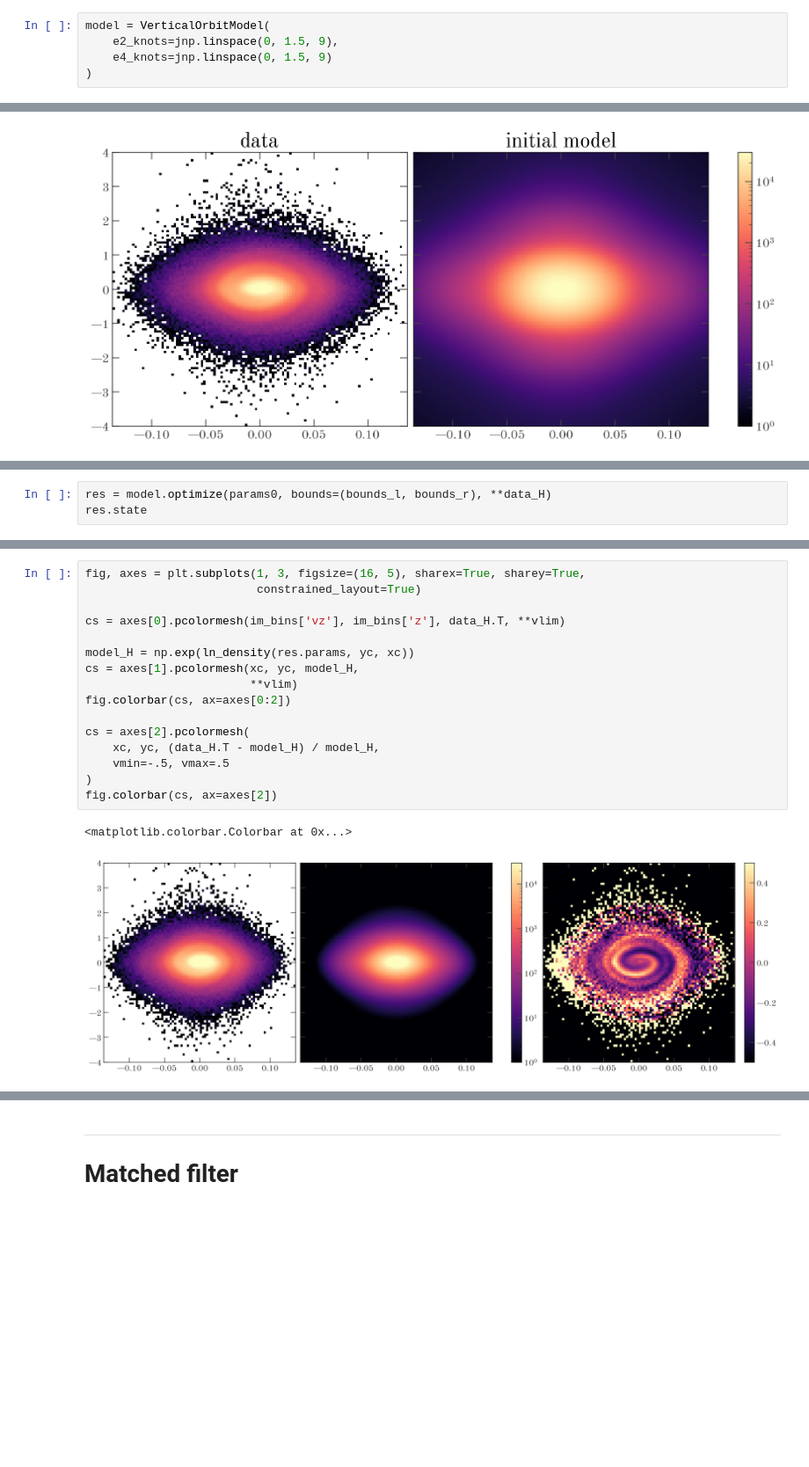
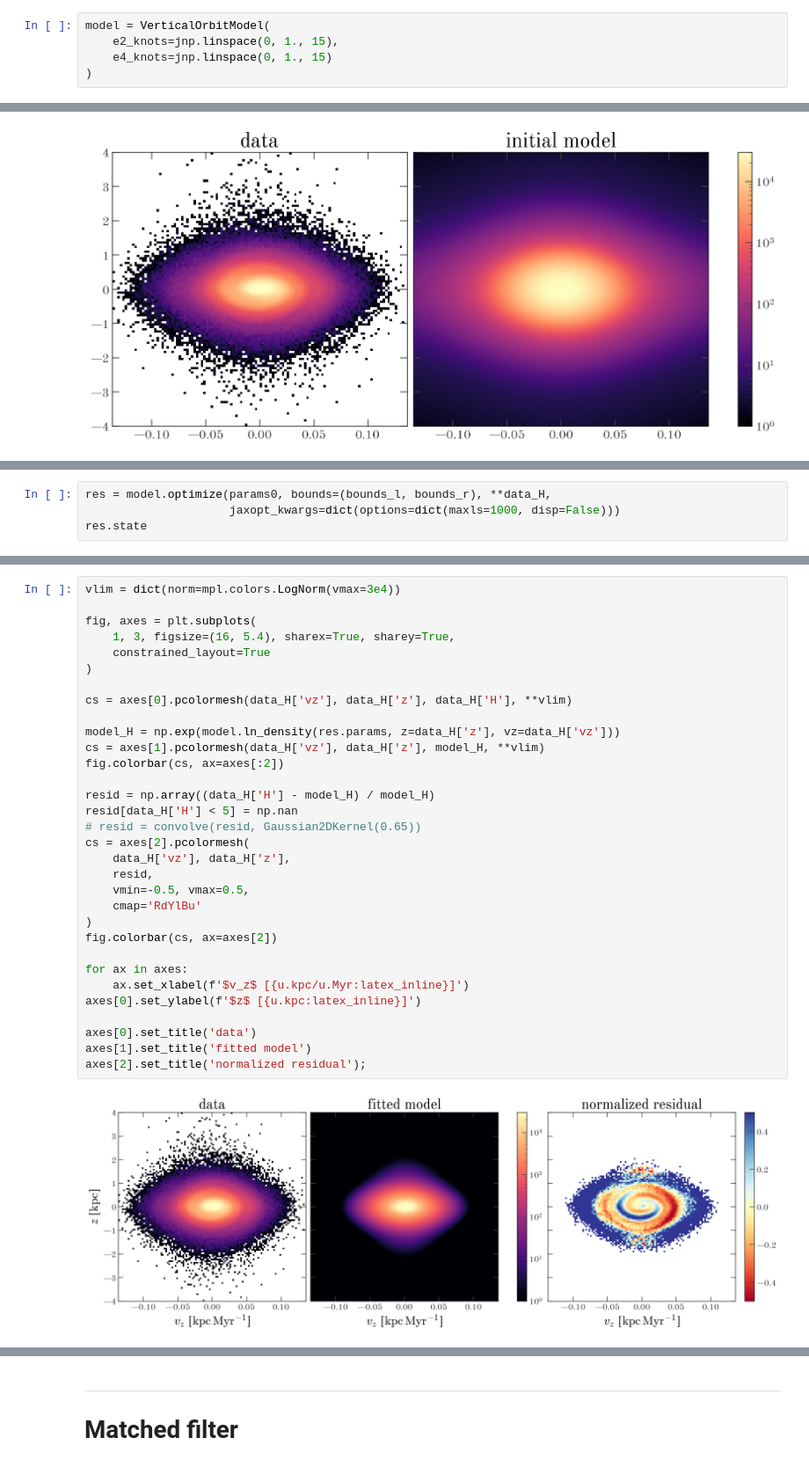
Before and after one commit to adrn/SnailTime, a Jupyter notebook: notebooks/Matched-filter.ipynb, the cells around one changed output, grey strips where cells are left out. Shown at 88% size. Drawn from its saved outputs; the diff is of its cells as text; blank space fills up the shorter version.

```diff
--- a/notebooks/Matched-filter.ipynb
+++ b/notebooks/Matched-filter.ipynb
@@ -23,8 +23,8 @@ from schnecke.model import VerticalOrbitModel
 from schnecke.data import get_data_im
 # %%
 model = VerticalOrbitModel(
-    e2_knots=jnp.linspace(0, 1.5, 9),
-    e4_knots=jnp.linspace(0, 1.5, 9)
+    e2_knots=jnp.linspace(0, 1., 15),
+    e4_knots=jnp.linspace(0, 1., 15)
 )
 # %%
 Omegaz0 = ((15*u.km/u.s) / (450*u.pc)).to_value(1/u.Myr)
@@ -88,4 +119,5 @@ axes[1].set_title('initial model');
 # %%
-res = model.optimize(params0, bounds=(bounds_l, bounds_r), **data_H)
+res = model.optimize(params0, bounds=(bounds_l, bounds_r), **data_H,
+                     jaxopt_kwargs=dict(options=dict(maxls=1000, disp=False)))
 res.state
 # %% [output]
@@ -447,19 +149,34 @@ res.params
 # %%
-fig, axes = plt.subplots(1, 3, figsize=(16, 5), sharex=True, sharey=True,
-                         constrained_layout=True)
+vlim = dict(norm=mpl.colors.LogNorm(vmax=3e4))
 
-cs = axes[0].pcolormesh(im_bins['vz'], im_bins['z'], data_H.T, **vlim)
+fig, axes = plt.subplots(
+    1, 3, figsize=(16, 5.4), sharex=True, sharey=True,
+    constrained_layout=True
+)
 
-model_H = np.exp(ln_density(res.params, yc, xc))
-cs = axes[1].pcolormesh(xc, yc, model_H,
-                        **vlim)
-fig.colorbar(cs, ax=axes[0:2])
+cs = axes[0].pcolormesh(data_H['vz'], data_H['z'], data_H['H'], **vlim)
 
+model_H = np.exp(model.ln_density(res.params, z=data_H['z'], vz=data_H['vz']))
+cs = axes[1].pcolormesh(data_H['vz'], data_H['z'], model_H, **vlim)
+fig.colorbar(cs, ax=axes[:2])
+
+resid = np.array((data_H['H'] - model_H) / model_H)
+resid[data_H['H'] < 5] = np.nan
+# resid = convolve(resid, Gaussian2DKernel(0.65))
 cs = axes[2].pcolormesh(
-    xc, yc, (data_H.T - model_H) / model_H,
-    vmin=-.5, vmax=.5
+    data_H['vz'], data_H['z'],
+    resid,
+    vmin=-0.5, vmax=0.5,
+    cmap='RdYlBu'
 )
 fig.colorbar(cs, ax=axes[2])
+
+for ax in axes:
+    ax.set_xlabel(f'$v_z$ [{u.kpc/u.Myr:latex_inline}]')
+axes[0].set_ylabel(f'$z$ [{u.kpc:latex_inline}]')
+
+axes[0].set_title('data')
+axes[1].set_title('fitted model')
+axes[2].set_title('normalized residual');
 # %% [output]
-<matplotlib.colorbar.Colorbar at 0x...>
-[figure, old version]
+[figure, new version]
```
Also changed, not shown: parts of 64 cells of this notebook.
